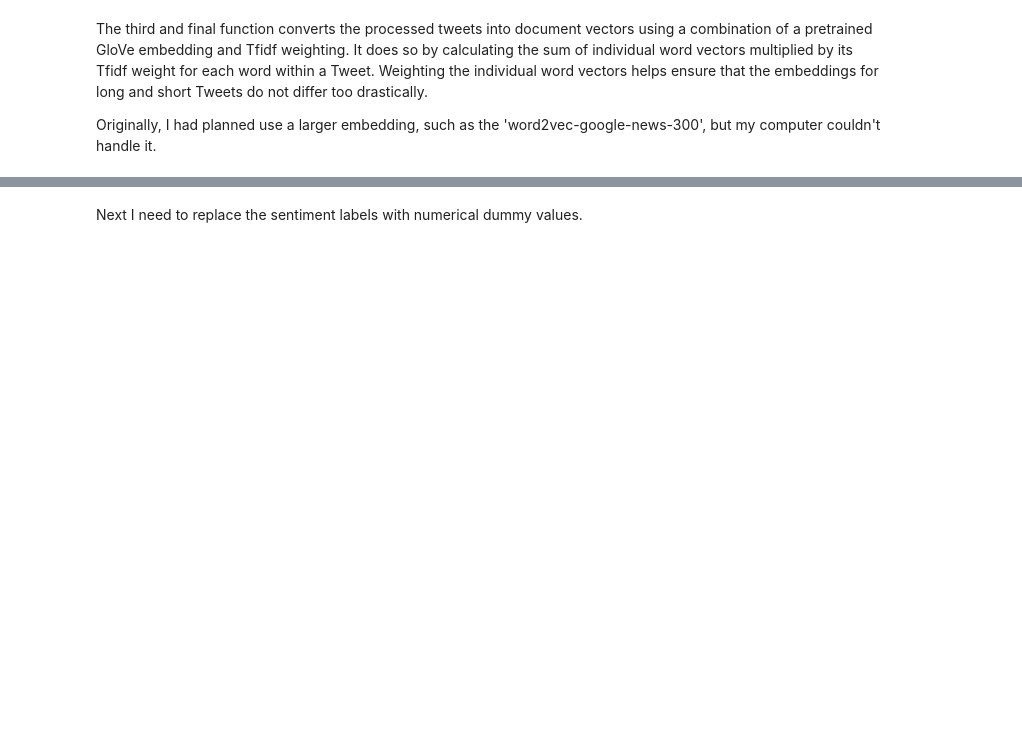
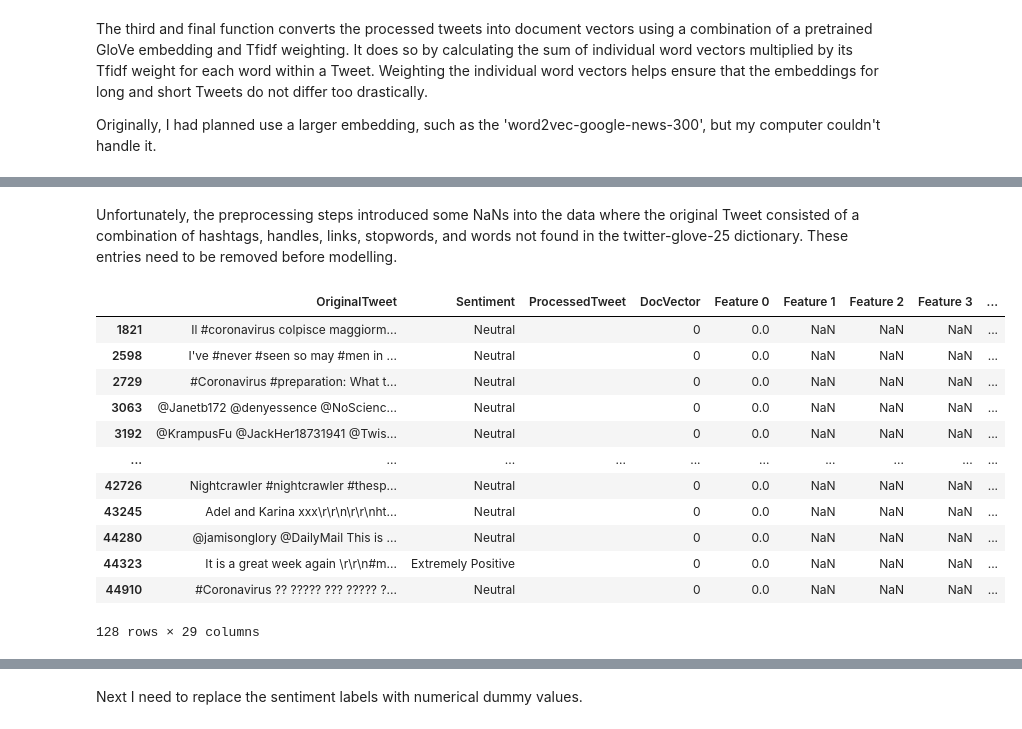
Before and after one commit to gngpostalsrvc/Capstone2, a Jupyter notebook: Capstone 2 - Preprocessing.ipynb, the cells around one changed output, grey strips where cells are left out. Cells and saved outputs as stored; diff of their text form; code cells hidden in the pictures; blank space fills up the shorter version.

```diff
--- a/Capstone 2 - Preprocessing.ipynb
+++ b/Capstone 2 - Preprocessing.ipynb
@@ -120,0 +105,18 @@ X.head()
+# %% [markdown]
+Unfortunately, the preprocessing steps introduced some NaNs into the data where the original Tweet consisted of a combination of hashtags, handles, links, stopwords, and words not found in the twitter-glove-25 dictionary. These entries need to be removed before modelling.
+# %%
+df[df['Feature 1'].isna()]
+# %% [output]
+|  | OriginalTweet | Sentiment | ProcessedTweet | DocVector | Feature 0 | Feature 1 | Feature 2 | Feature 3 | ... |
+| 1821 | Il #coronavirus colpisce maggiorm... | Neutral |  | 0 | 0.0 | NaN | NaN | NaN | ... |
+| 2598 | I've #never #seen so may #men in ... | Neutral |  | 0 | 0.0 | NaN | NaN | NaN | ... |
+| 2729 | #Coronavirus #preparation: What t... | Neutral |  | 0 | 0.0 | NaN | NaN | NaN | ... |
+| 3063 | @Janetb172 @denyessence @NoScienc... | Neutral |  | 0 | 0.0 | NaN | NaN | NaN | ... |
+| 3192 | @KrampusFu @JackHer18731941 @Twis... | Neutral |  | 0 | 0.0 | NaN | NaN | NaN | ... |
+| ... | ... | ... | ... | ... | ... | ... | ... | ... | ... |
+| 42726 | Nightcrawler #nightcrawler #thesp... | Neutral |  | 0 | 0.0 | NaN | NaN | NaN | ... |
+| 43245 | Adel and Karina xxx\r\r\n\r\r\nht... | Neutral |  | 0 | 0.0 | NaN | NaN | NaN | ... |
+| 44280 | @jamisonglory @DailyMail This is ... | Neutral |  | 0 | 0.0 | NaN | NaN | NaN | ... |
+| 44323 | It is a great week again \r\r\n#m... | Extremely Positive |  | 0 | 0.0 | NaN | NaN | NaN | ... |
+| 44910 | #Coronavirus ?? ????? ??? ????? ?... | Neutral |  | 0 | 0.0 | NaN | NaN | NaN | ... |
+128 rows × 29 columns
```
Also changed, not shown: parts of 13 cells of this notebook, 3 other files.
